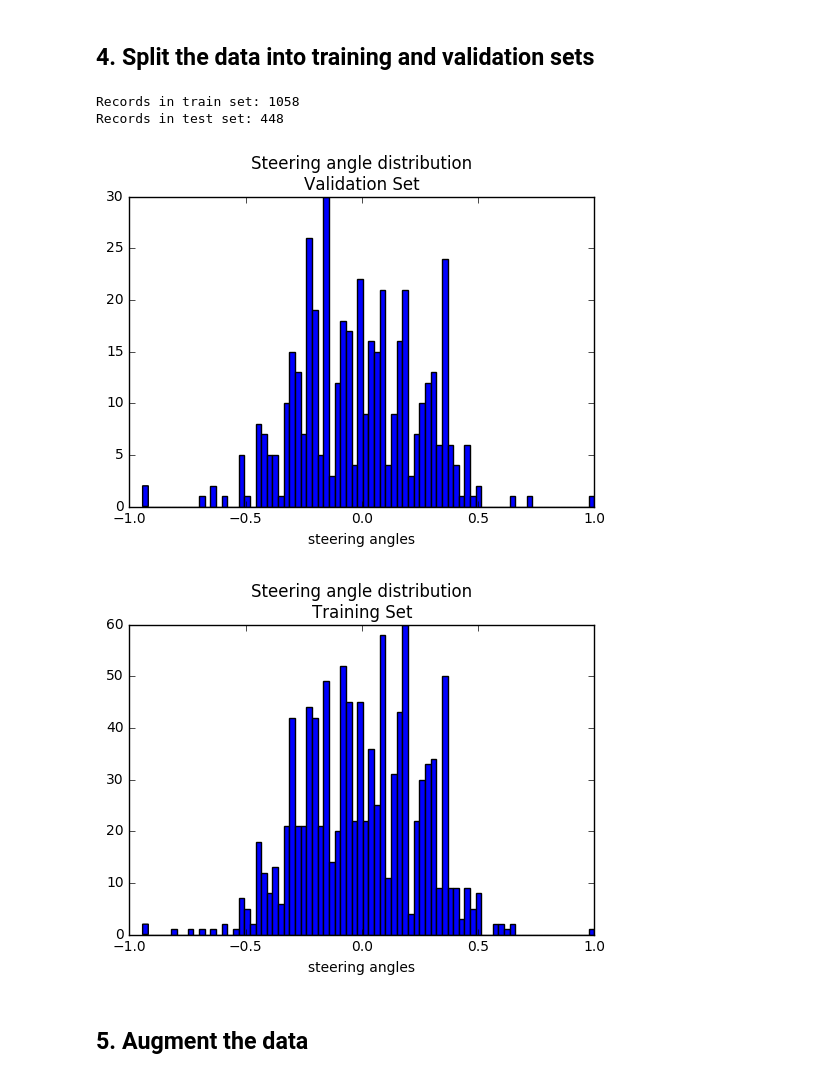
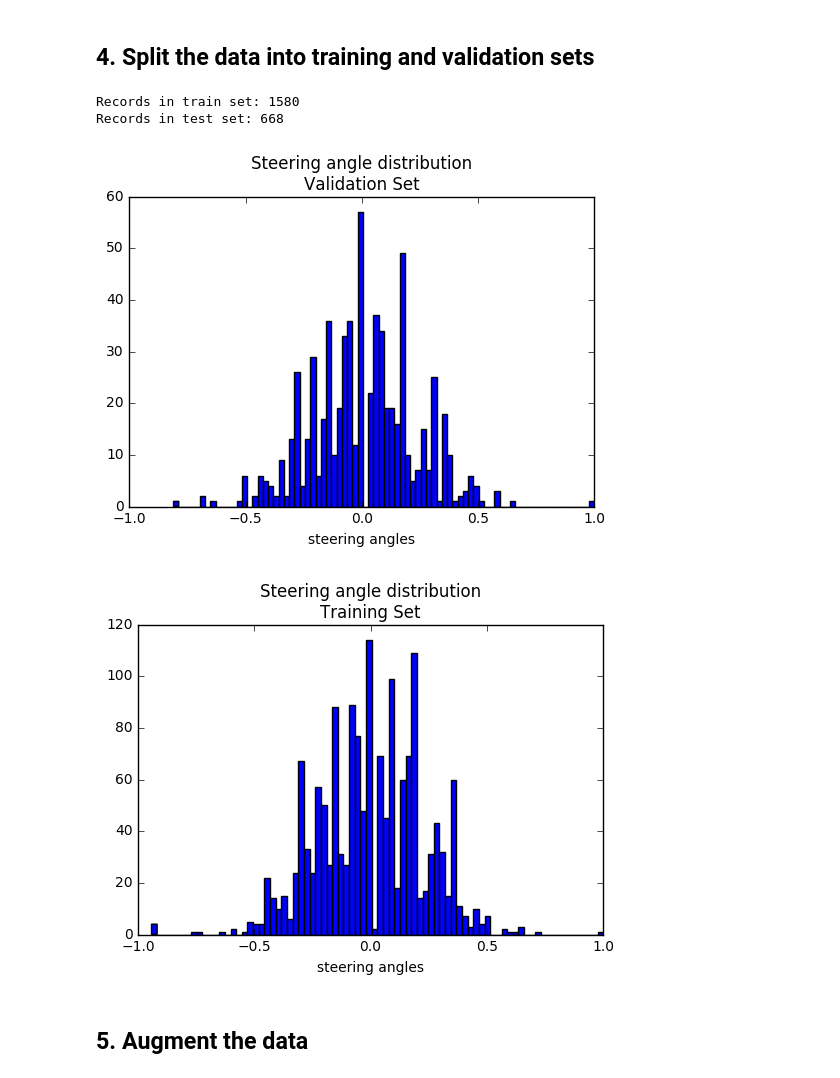
Before and after one commit to sosegon/udacity-projects, a Jupyter notebook: Behavioral cloning.ipynb, the cells around one changed output. Cells and saved outputs as stored; diff of their text form; code cells hidden in the pictures.

```diff
--- a/Behavioral cloning.ipynb
+++ b/Behavioral cloning.ipynb
@@ -70,9 +70,11 @@ for angle, path_center in zip(df['steering'], df['center']):
 # %% [markdown]
 ## 3. Balance the data
 # %%
-# cut off most of the zero steering records
-# just keep a small number
-zero_steering_records_to_keep = 50
+# cut off zero steering records
+dataset = df.values
+angles = dataset[:,3]
+percetange_zero_drop = 25
+zero_steering_records_to_keep = int(len(angles[angles == 0.0]) * (100-percetange_zero_drop)/100)
 
 df_zeros = df.drop(df.index[df.steering != 0])
 df_zeros = df_zeros.sample(zero_steering_records_to_keep)
@@ -81,6 +83,10 @@ df_non_zeros = df.drop(df.index[df.steering == 0])
 df_zeros_reduced = pandas.concat([df_zeros, df_non_zeros])
 
 draw_steering_histogram(df_zeros_reduced['steering'], 0.05, 2, "Kept {:d} zero steering records".format(zero_steering_records_to_keep))
+
+# Remove negative angles
+# df_pos = df_zeros_reduced.drop(df_zeros_reduced.index[df_zeros_reduced.steering < 0])
+# df_balanced = pandas.DataFrame.copy(df_pos)
 
 # Sort data frame by steering angle, ascending way
 df_sorted = df_zeros_reduced.sort_values('steering', ascending = True)
@@ -148,37 +154,37 @@ Number of records after balance: 1505
 # %%
 from sklearn.cross_validation import train_test_split
 
 # Split data frame according to http://stackoverflow.com/a/24147363/1065981
 
 mask = np.random.rand(len(df_balanced)) <= 0.3
 
 train_df = df_balanced[~mask]
 val_df = df_balanced[mask]
 
 print("Records in train set: {:d}".format(len(train_df)))
-print("Records in test set: {:d}".format(len(test_df)))
+print("Records in test set: {:d}".format(len(val_df)))
 
-draw_steering_histogram(test_df['steering'], 0.05, 2, "Validation Set")
+draw_steering_histogram(val_df['steering'], 0.05, 2, "Validation Set")
 draw_steering_histogram(train_df['steering'], 0.05, 2, "Training Set")
 
 def get_features_labels(df):
 
     # center, left, right, steering, throttle, brake, speed
     dataset = df.values
 
     X_center, X_left, X_right = dataset[:,0], dataset[:,1], dataset[:,2]
     y = dataset[:,3]
 
     assert len(X_center) == len(X_left) == len(X_right)== len(y)
 
     return X_center, X_left, X_right, y
 
 X_val, X_val_left, X_val_right, y_val = get_features_labels(val_df)
 # %% [output]
-Records in train set: 1058
-Records in test set: 448
+Records in train set: 1580
+Records in test set: 668
-[figure, old version]
+[figure, new version]
-[figure, old version]
+[figure, new version]
 # %% [markdown]
 
 ## 5. Augment the data
```
Also changed, not shown: parts of 7 cells of this notebook.
